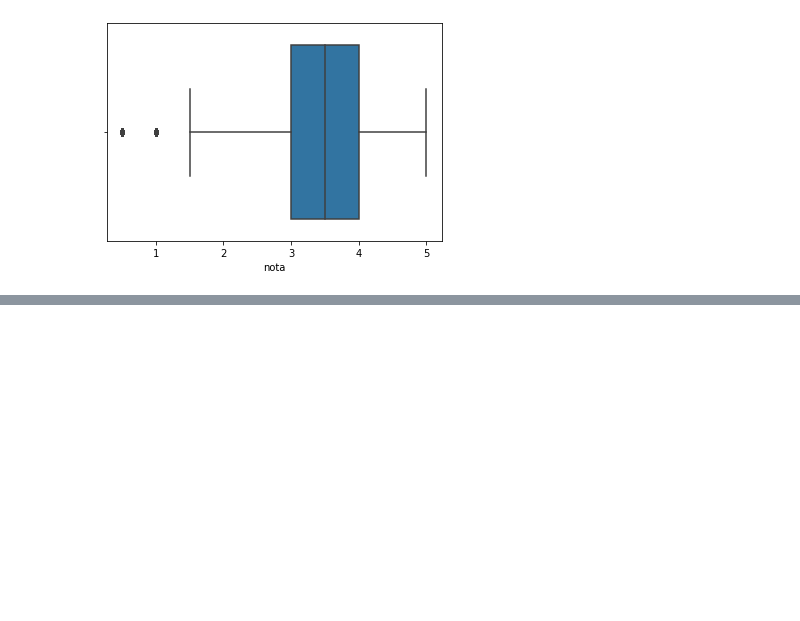
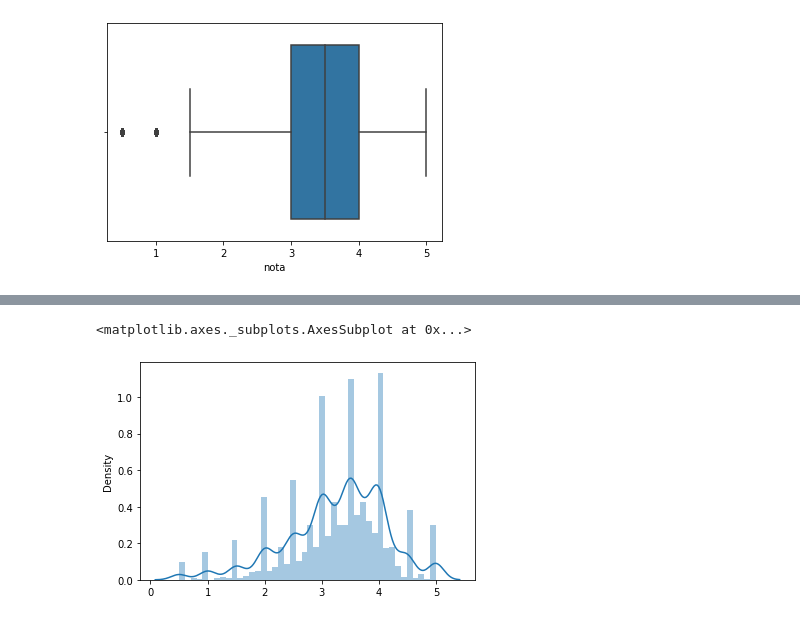
Before and after one commit to GabrielTB1/Data-Science-analise-e-visualizacao-de-dados, a Jupyter notebook: Data_Science_analise_e_visualizacao_de_dados.ipynb, the cells around one changed output, grey strips where cells are left out. Cells and saved outputs as stored; diff of their text form; code cells hidden in the pictures; blank space fills up the shorter version.

```diff
--- a/Data_Science_analise_e_visualizacao_de_dados.ipynb
+++ b/Data_Science_analise_e_visualizacao_de_dados.ipynb
@@ -85,0 +156,5 @@ sns.boxplot(notas.nota)
+# %%
+sns.distplot(x = medias_por_filme)
+# %% [output]
+<matplotlib.axes._subplots.AxesSubplot at 0x...>
+[figure, added]
```
Also changed, not shown: parts of 13 cells of this notebook.
